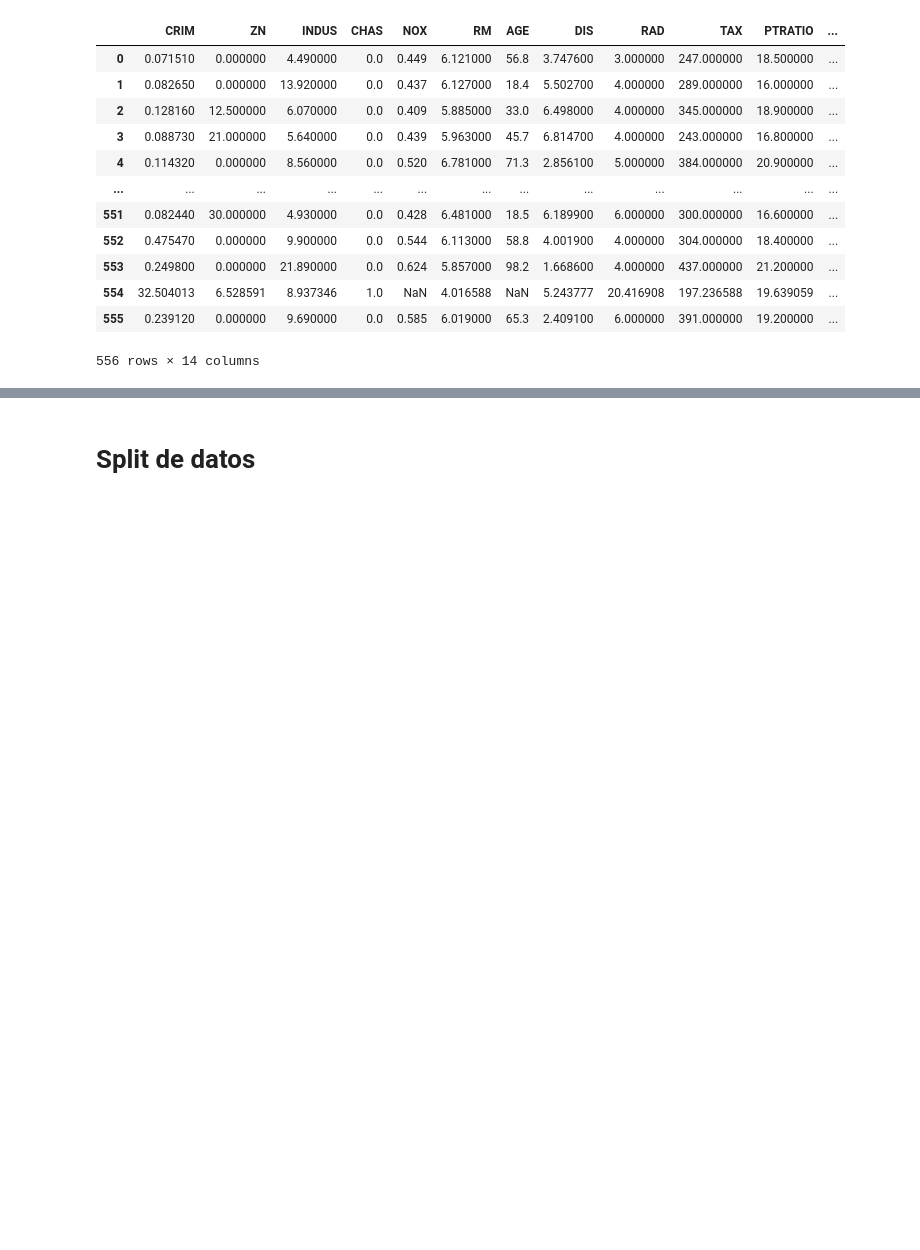
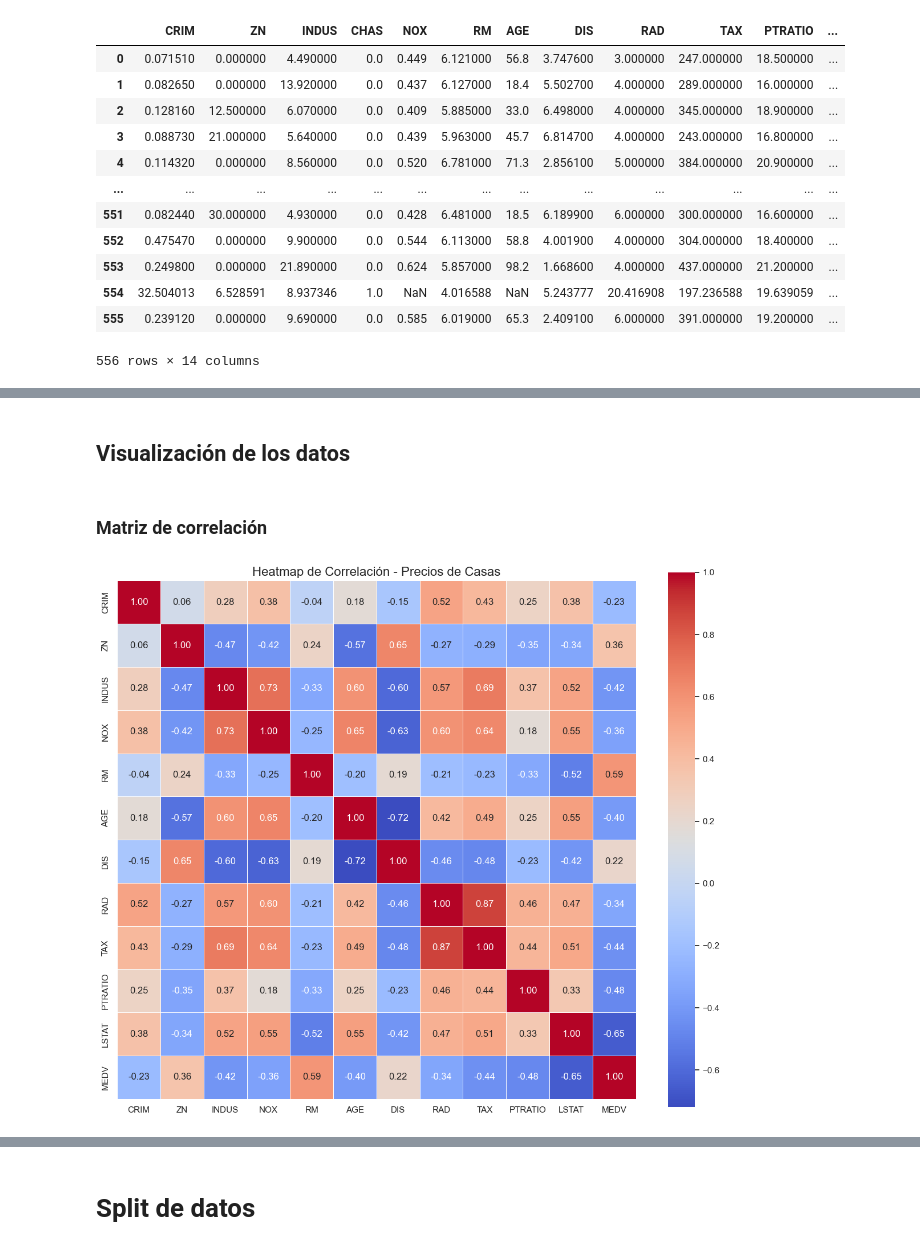
Before and after one commit to franciscoryb1/AA1-TUIA-RodriguezYBarros-Menescaldi-Britos, a Jupyter notebook: TP.ipynb, the cells around one changed output, grey strips where cells are left out. Cells and saved outputs as stored; diff of their text form; code cells hidden in the pictures; blank space fills up the shorter version.

Commit message:
Análisis estadístico descriptivo
Se añadió un segmento de exploración de datos
Se añadieron los gráficos de: CRIM,  ZN, INDUS y NOX

```diff
--- a/TP.ipynb
+++ b/TP.ipynb
@@ -78,0 +167,26 @@ df
+# %% [markdown]
+## Visualización de los datos
+# %% [markdown]
+### Matriz de correlación
+# %%
+# Seleccionar algunas variables numéricas para el heatmap
+variables = ['CRIM', 'ZN', 'INDUS', 'NOX', 'RM', 'AGE', 'DIS', 'RAD', 'TAX', 'PTRATIO', 'LSTAT', 'MEDV']
+df_subset = df[variables]
+
+# Calcular la correlación entre las variables
+correlation = df_subset.corr()
+
+sns.set_theme()
+
+# Crear el heatmap
+plt.figure(figsize=(12, 10))
+sns.heatmap(correlation, annot=True, cmap='coolwarm', linewidths=0.5, fmt='.2f', square=True)
+
+# Configurar el título y los labels
+plt.title('Heatmap de Correlación - Precios de Casas', fontsize=16)
+plt.tight_layout()
+
+# Mostrar el gráfico
+plt.show()
+# %% [output]
+[figure, added]
```
Also changed, not shown: parts of 28 cells of this notebook.
